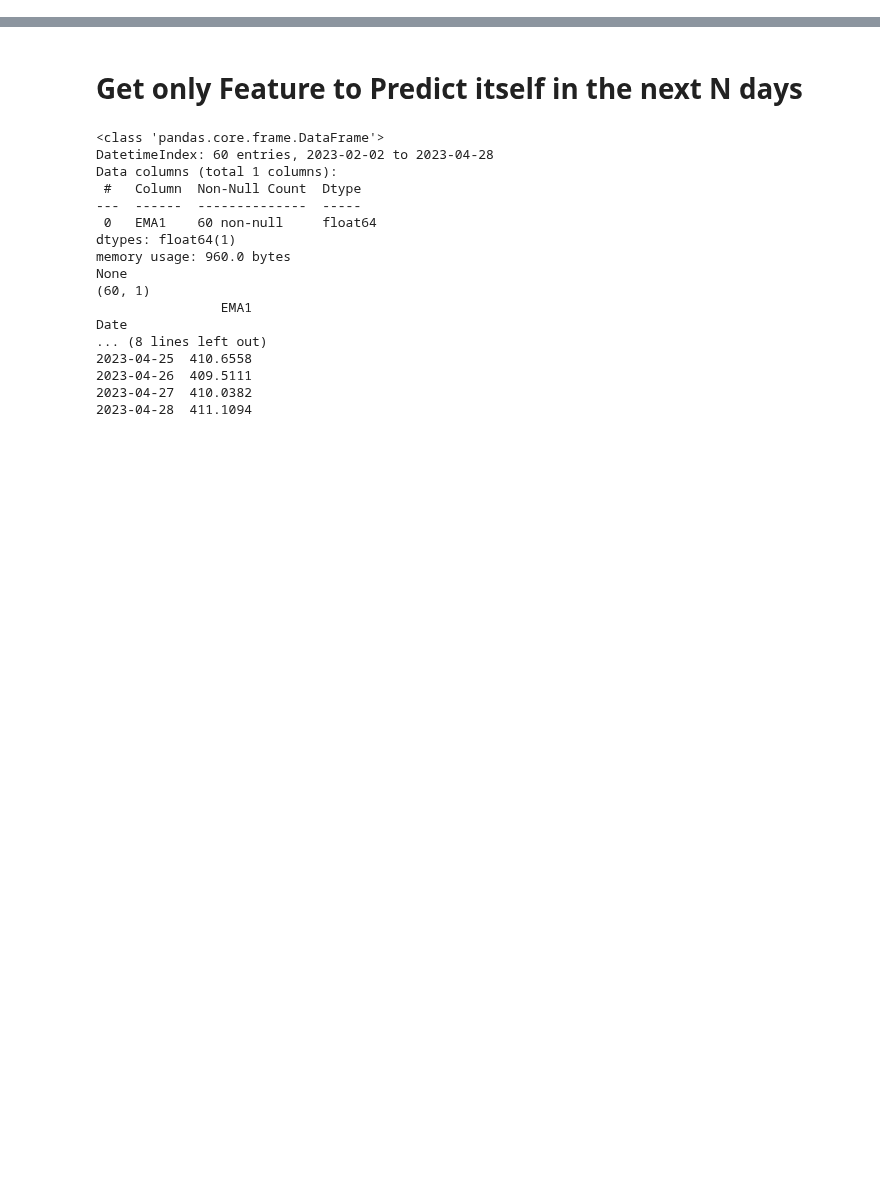
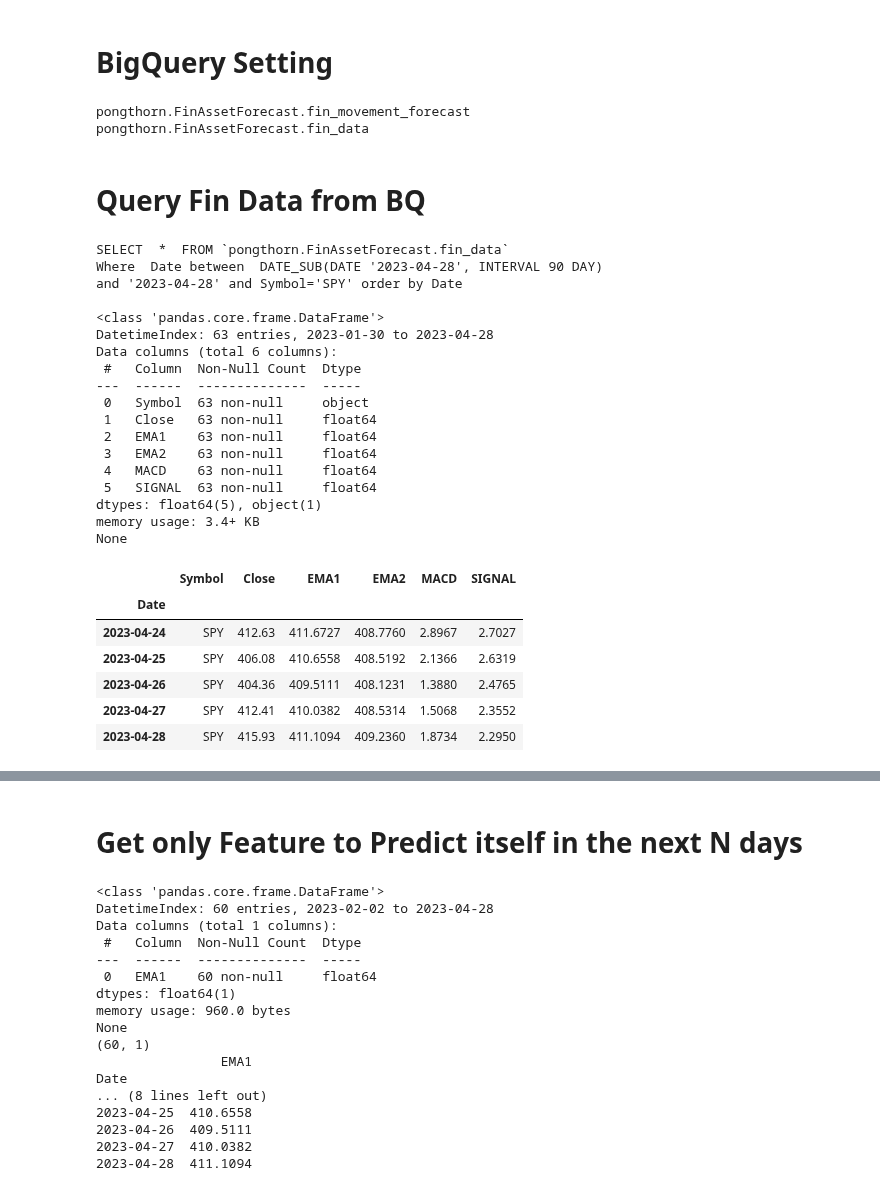
Before and after one commit to technqvi/TimeSeriesML-FinMarket, a Jupyter notebook: forecast-asset/forecast_asset_movement.ipynb, the cells around one changed output, grey strips where cells are left out. Saved outputs shown, nothing was run; the diff lists cells and outputs as text; code cells hidden in the pictures; blank space fills up the shorter version.

```diff
--- a/forecast-asset/forecast_asset_movement.ipynb
+++ b/forecast-asset/forecast_asset_movement.ipynb
@@ -141 +45,63 @@ memory usage: 3.8 KB
+# %% [markdown]
+# BigQuery Setting
+# %%
+
+json_credential_file=r'C:\Windows\pongthorn-5decdc5124f5.json'
+projectId='pongthorn'
+dataset_id='FinAssetForecast'
+table_id = f"{projectId}.{dataset_id}.fin_movement_forecast"
+table_data_id = f"{projectId}.{dataset_id}.fin_data"
+
+print(table_id)
+print(table_data_id)
+
+credentials = service_account.Credentials.from_service_account_file(json_credential_file)
+client = bigquery.Client(project=projectId,credentials=credentials )
+# %% [output]
+pongthorn.FinAssetForecast.fin_movement_forecast
+pongthorn.FinAssetForecast.fin_data
+# %% [markdown]
+# Query Fin Data from BQ
+# %%
+sql=f"""
+SELECT  *  FROM `{table_data_id}`
+Where  {date_col} between  DATE_SUB(DATE '{today}', INTERVAL {nLastData} DAY)
+and '{today}' and Symbol='{AssetName}' order by {date_col}
+"""
+print(sql)
+query_result=client.query(sql)
+df=query_result.to_dataframe()
+
+df[date_col]=pd.to_datetime(df[date_col],format='%Y-%m-%d')
+df.set_index(date_col,inplace=True)
+
+print(df.info())
+
+df.tail()
+# %% [output]
+SELECT  *  FROM `pongthorn.FinAssetForecast.fin_data`
+Where  Date between  DATE_SUB(DATE '2023-04-28', INTERVAL 90 DAY)
+and '2023-04-28' and Symbol='SPY' order by Date
+
+<class 'pandas.core.frame.DataFrame'>
+DatetimeIndex: 63 entries, 2023-01-30 to 2023-04-28
+Data columns (total 6 columns):
+ #   Column  Non-Null Count  Dtype
+---  ------  --------------  -----
+ 0   Symbol  63 non-null     object
+ 1   Close   63 non-null     float64
+ 2   EMA1    63 non-null     float64
+ 3   EMA2    63 non-null     float64
+ 4   MACD    63 non-null     float64
+ 5   SIGNAL  63 non-null     float64
+dtypes: float64(5), object(1)
+memory usage: 3.4+ KB
+None
+|  | Symbol | Close | EMA1 | EMA2 | MACD | SIGNAL |
+| Date |  |  |  |  |  |  |
+| 2023-04-24 | SPY | 412.63 | 411.6727 | 408.7760 | 2.8967 | 2.7027 |
+| 2023-04-25 | SPY | 406.08 | 410.6558 | 408.5192 | 2.1366 | 2.6319 |
+| 2023-04-26 | SPY | 404.36 | 409.5111 | 408.1231 | 1.3880 | 2.4765 |
+| 2023-04-27 | SPY | 412.41 | 410.0382 | 408.5314 | 1.5068 | 2.3552 |
+| 2023-04-28 | SPY | 415.93 | 411.1094 | 409.2360 | 1.8734 | 2.2950 |
 # %%
```
Also changed, not shown: parts of 17 cells of this notebook, 13 other files.
